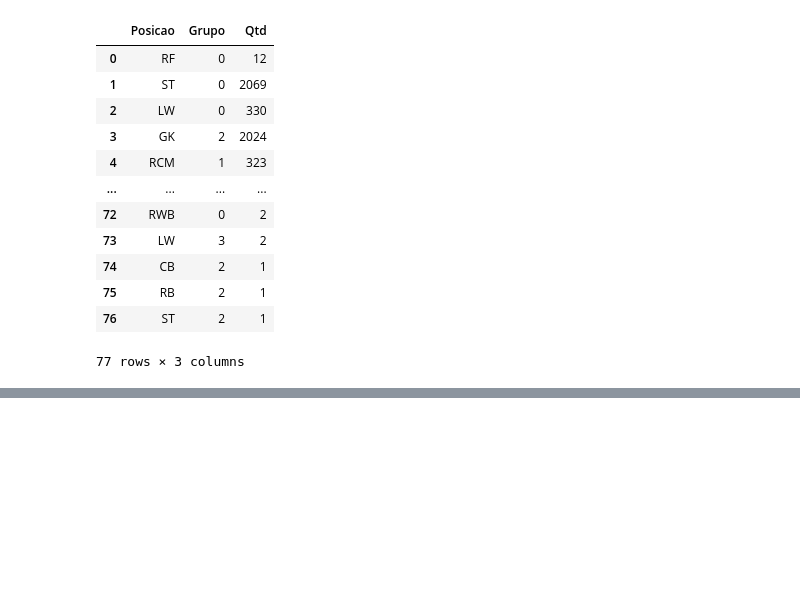
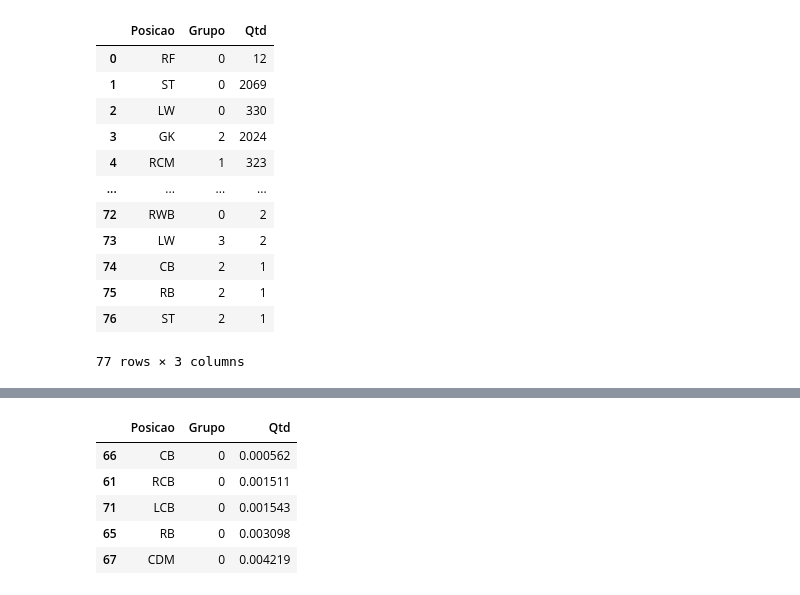
Before and after one commit to treinaweb/treinaweb-data-science-agrupamento-com-classificacao, a Jupyter notebook: ProjetoDataScience.ipynb, the cells around one changed output, grey strips where cells are left out. Drawn from its saved outputs; the diff is of its cells as text; code cells hidden in the pictures; blank space fills up the shorter version.

Commit message:
03:04 - Percentual de Posições em Grupos

```diff
--- a/ProjetoDataScience.ipynb
+++ b/ProjetoDataScience.ipynb
@@ -601,0 +604,4 @@ compara
+# %%
+compara_percentual = pd.DataFrame()
+pos = compara['Posicao'].unique()
+pos
@@ -601,0 +612,7 @@ compara
+# %%
+for p in pos:
+    compara_p = compara[compara['Posicao'] == p ]
+    soma_qtd = sum(compara_p['Qtd'])
+    compara_p['Qtd'] = compara_p['Qtd'] / soma_qtd
+    compara_percentual = compara_percentual.append(compara_p)
+compara_percentual = compara_percentual.sort_values(['Grupo', 'Qtd', 'Posicao'])
@@ -601,0 +637,9 @@ compara
+# %%
+compara_percentual.head()
+# %% [output]
+|  | Posicao | Grupo | Qtd |
+| 66 | CB | 0 | 0.000562 |
+| 61 | RCB | 0 | 0.001511 |
+| 71 | LCB | 0 | 0.001543 |
+| 65 | RB | 0 | 0.003098 |
+| 67 | CDM | 0 | 0.004219 |
```
Also changed, not shown: parts of 4 cells of this notebook.
